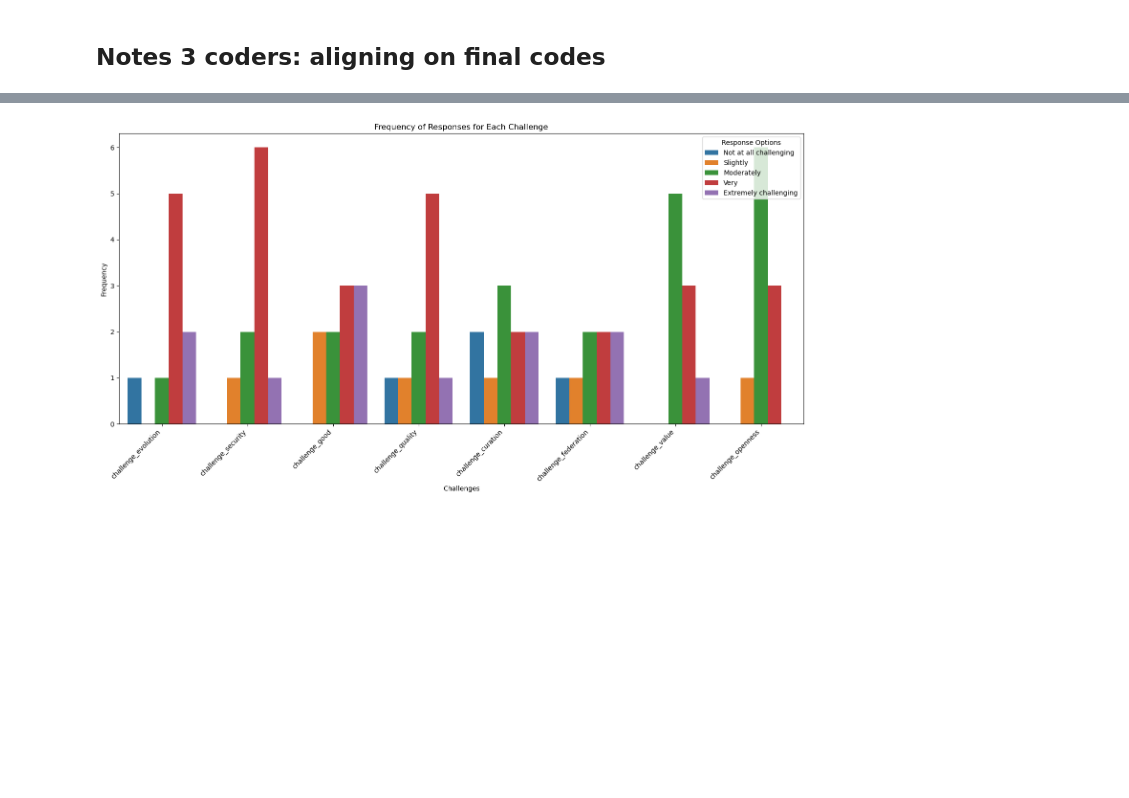
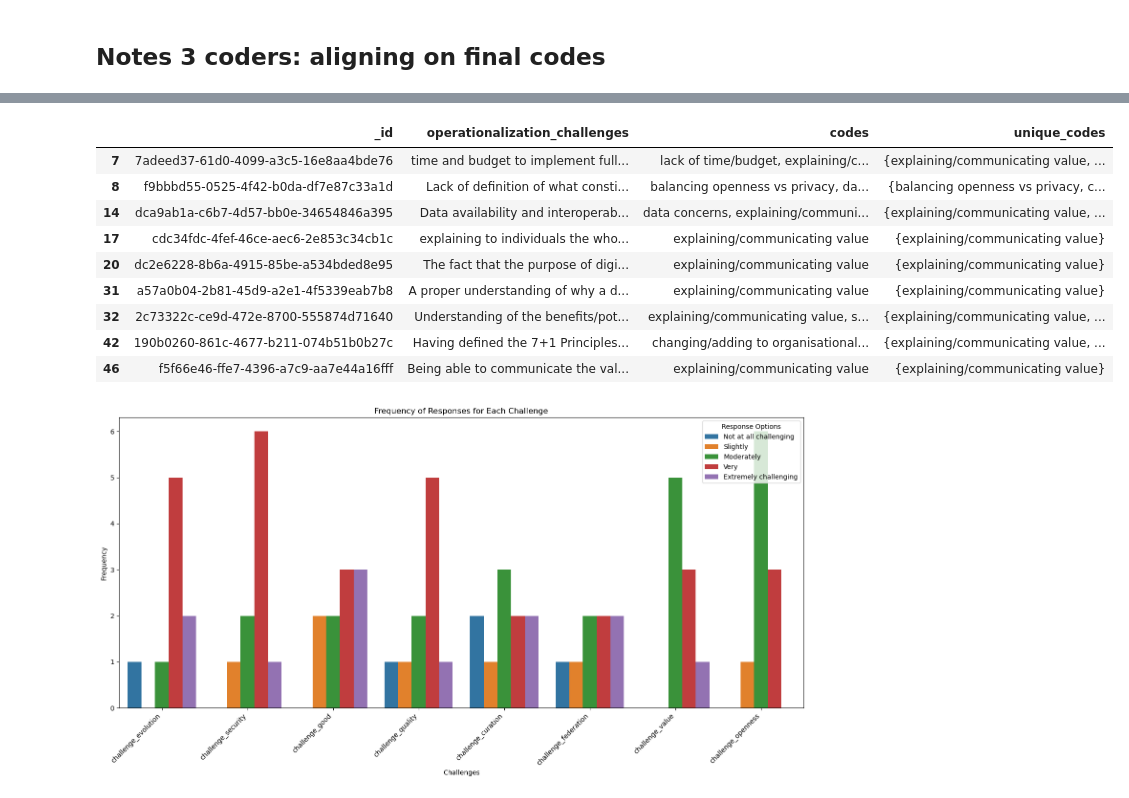
Before and after one commit to alan-turing-institute/teadt-community-survey, a Jupyter notebook: data_analysis/tea_gemini_content_analysis.ipynb, the cells around one changed output, grey strips where cells are left out. Drawn from its saved outputs; the diff is of its cells as text; code cells hidden in the pictures; blank space fills up the shorter version.

```diff
--- a/data_analysis/tea_gemini_content_analysis.ipynb
+++ b/data_analysis/tea_gemini_content_analysis.ipynb
@@ -610,0 +681,15 @@ filtered_df = df_challenge.loc[matching_ids]
+# %%
+# Load & Clean
+# AssuranceMeaning_2, OperationalisationChallenge_2, BenefitsTool, AgainstTool
+sheet_select = 'BenefitsTool_FINAL'
+field_name = 'benefits_of_visual_tool'
+
+df_data = pd.read_excel('tea_dt_data_content2.xlsx', sheet_name=sheet_select)
+df_codes = pd.read_excel('tea_dt_data_content2.xlsx', sheet_name='Content Codes_2')
+df_codes = df_codes.iloc[1:,:]
+
+codes_select = df_codes[df_codes['Question Code']==field_name]['Content Code'].unique()
+codes_select = [code.strip() for code in codes_select]
+
+df_data.replace('\xa0', np.nan, inplace=True)
+df_data = df_data.dropna(subset=[field_name])
@@ -611,3 +758,26 @@ filtered_df = df_challenge.loc[matching_ids]
+# %%
+from collections import defaultdict
+# Step 3: Initialize a dictionary to store the _ids for each selected code
+code_to_ids = defaultdict(list)
+
+# Step 4: Iterate over the specific codes in codes_select and find rows where they are present in 'unique_codes'
+for code in codes_select:
+    matching_rows = df_data[df_data['unique_codes'].apply(lambda x: code in x)]['_id']
+    code_to_ids[code] = matching_rows.tolist()
+# %%
+filtered_df = df_challenge.loc[code_to_ids['']]
+df_data[df_data['_id'].isin(code_to_ids['explaining/communicating value'])]
+# %% [output]
+|  | _id | operationalization_challenges | codes | unique_codes |
+| 7 | 7adeed37-61d0-4099-a3c5-16e8aa4bde76 | time and budget to implement full... | lack of time/budget, explaining/c... | {explaining/communicating value, ... |
+| 8 | f9bbbd55-0525-4f42-b0da-df7e87c33a1d | Lack of definition of what consti... | balancing openness vs privacy, da... | {balancing openness vs privacy, c... |
+| 14 | dca9ab1a-c6b7-4d57-bb0e-34654846a395 | Data availability and interoperab... | data concerns, explaining/communi... | {explaining/communicating value, ... |
+| 17 | cdc34fdc-4fef-46ce-aec6-2e853c34cb1c | explaining to individuals the who... | explaining/communicating value | {explaining/communicating value} |
+| 20 | dc2e6228-8b6a-4915-85be-a534bded8e95 | The fact that the purpose of digi... | explaining/communicating value | {explaining/communicating value} |
+| 31 | a57a0b04-2b81-45d9-a2e1-4f5339eab7b8 | A proper understanding of why a d... | explaining/communicating value | {explaining/communicating value} |
+| 32 | 2c73322c-ce9d-472e-8700-555874d71640 | Understanding of the benefits/pot... | explaining/communicating value, s... | {explaining/communicating value, ... |
+| 42 | 190b0260-861c-4677-b211-074b51b0b27c | Having defined the 7+1 Principles... | changing/adding to organisational... | {explaining/communicating value, ... |
+| 46 | f5f66e46-ffe7-4396-a7c9-aa7e44a16fff | Being able to communicate the val... | explaining/communicating value | {explaining/communicating value} |
 # %%
 import seaborn as sns
 import matplotlib.pyplot as plt
```
Also changed, not shown: parts of 29 cells of this notebook.
